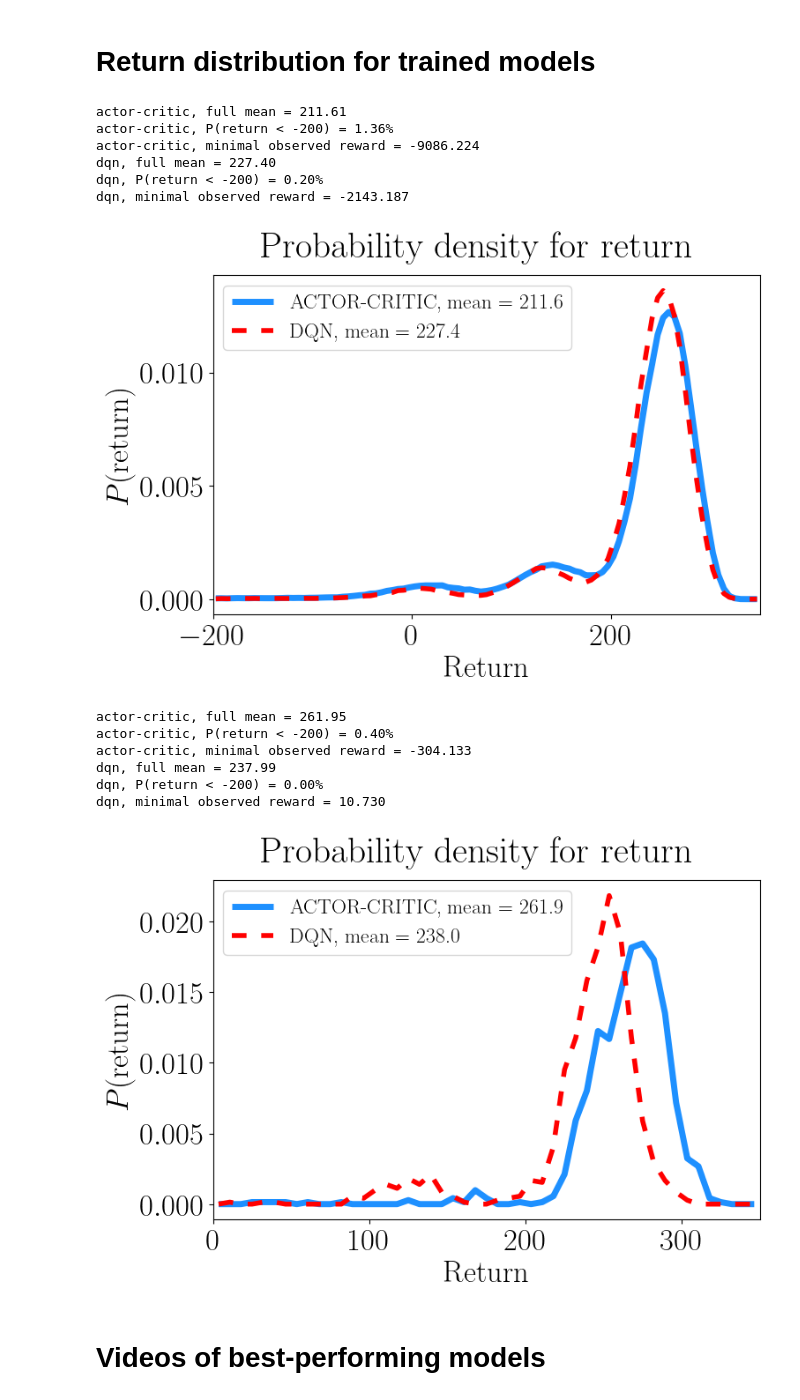
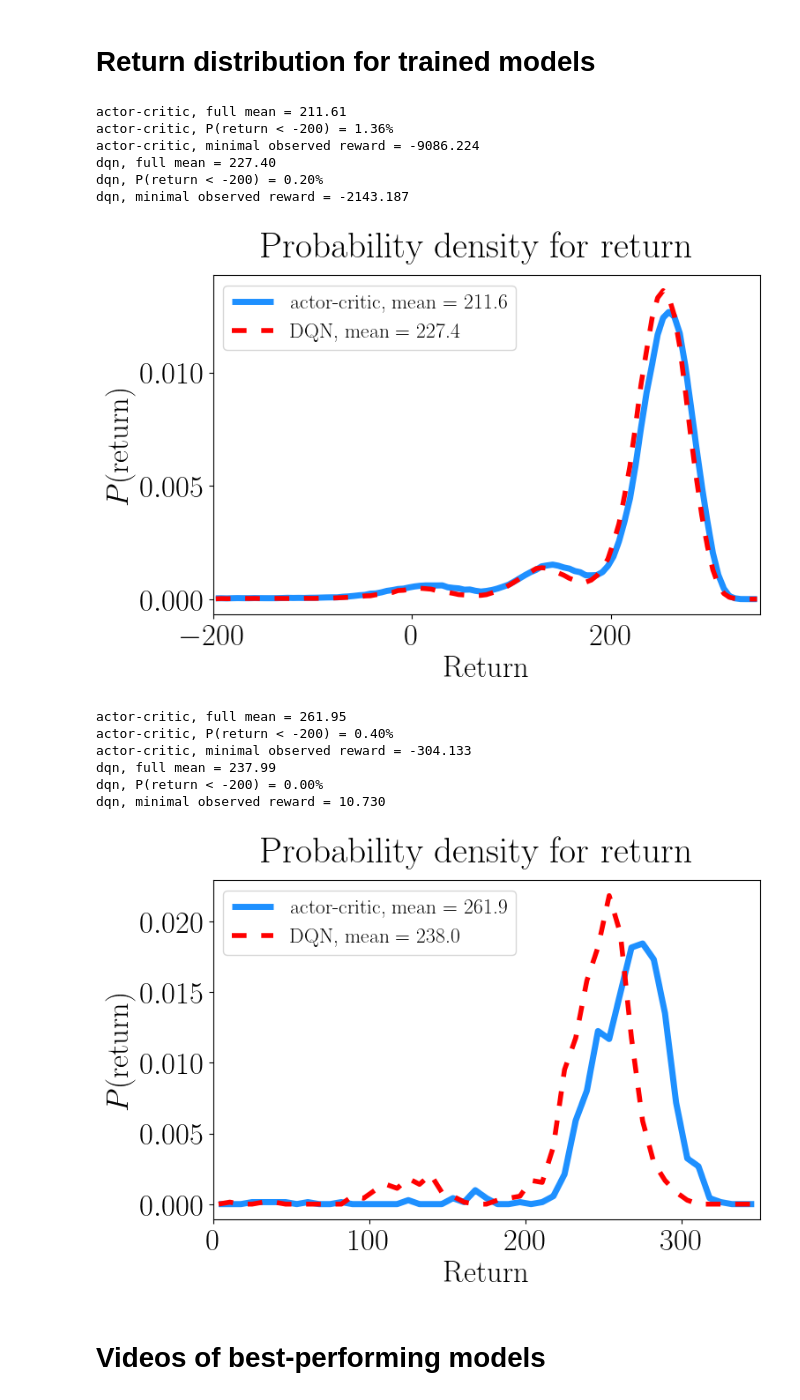
Before and after one commit to juliankappler/lunar-lander, a Jupyter notebook: trained_agents/plot_results.ipynb, the cells around one changed output. Cells and saved outputs as stored; diff of their text form; code cells hidden in the pictures.

Commit message:
fixed typo in caption of a plot

```diff
--- a/trained_agents/plot_results.ipynb
+++ b/trained_agents/plot_results.ipynb
@@ -318,6 +318,7 @@ def plot_returns(best_performing=False,save=False):
                         xlims = [-200,350]
                         filename = 'return_distribution'
                         N_bin_edges = 100
+                #
                 current_mean = np.mean(current_array)
                 print('{0}, full mean = {1:3.2f}'.format(algorithm,current_mean))
                 cutoff = -200
@@ -329,48 +330,54 @@ def plot_returns(best_performing=False,save=False):
                 #current_array = current_array[~mask]
                 #print(algorithm,'mean =',np.mean(current_array))
 
+                #
+                if algorithm == 'dqn':
+                        label=algorithm.upper()
+                else:
+                        label = algorithm
+                #
                 bin_edges = np.linspace(*xlims,num=N_bin_edges)
                 hist, bin_edges = np.histogram(current_array,density=True,
                                                 bins=bin_edges)
                 bin_centers = (bin_edges[1:] + bin_edges[:-1])/2
                 ax.plot(bin_centers,hist,
                        lw=linewidths[algorithm],
                        dashes=dashes[algorithm],
-                        label='{0}, mean = {1:3.1f}'.format(algorithm.upper(),
+                        label='{0}, mean = {1:3.1f}'.format(label,
                                                 np.mean(current_array)),
                         color=colors[algorithm])
 
         ax.set_xlabel(r'Return')
         ax.set_ylabel(r'$P$(return)')
         fig.suptitle(r'Probability density for return')
         ax.set_xlim(*xlims)
 
         ax.legend(loc='best',fontsize=17)
 
         plt.show()
         if save:
                 fig.savefig('{0}.pdf'.format(filename),bbox_inches='tight')
                 fig.savefig('{0}.png'.format(filename),bbox_inches='tight',
                                 dpi=300)
         plt.close(fig)
         #
 plot_returns(save=True)
 plot_returns(best_performing=True,save=True)
 # %% [output]
 actor-critic, full mean = 211.61
 actor-critic, P(return < -200) = 1.36%
 actor-critic, minimal observed reward = -9086.224
 dqn, full mean = 227.40
 dqn, P(return < -200) = 0.20%
 dqn, minimal observed reward = -2143.187
-[figure, old version]
+[figure, new version]
 actor-critic, full mean = 261.95
 actor-critic, P(return < -200) = 0.40%
 actor-critic, minimal observed reward = -304.133
 dqn, full mean = 237.99
 dqn, P(return < -200) = 0.00%
 dqn, minimal observed reward = 10.730
-[figure, old version]
+[figure, new version]
 # %% [markdown]
 # Videos of best-performing models
 # %%
```
Also changed, not shown: parts of 1 cell of this notebook.
